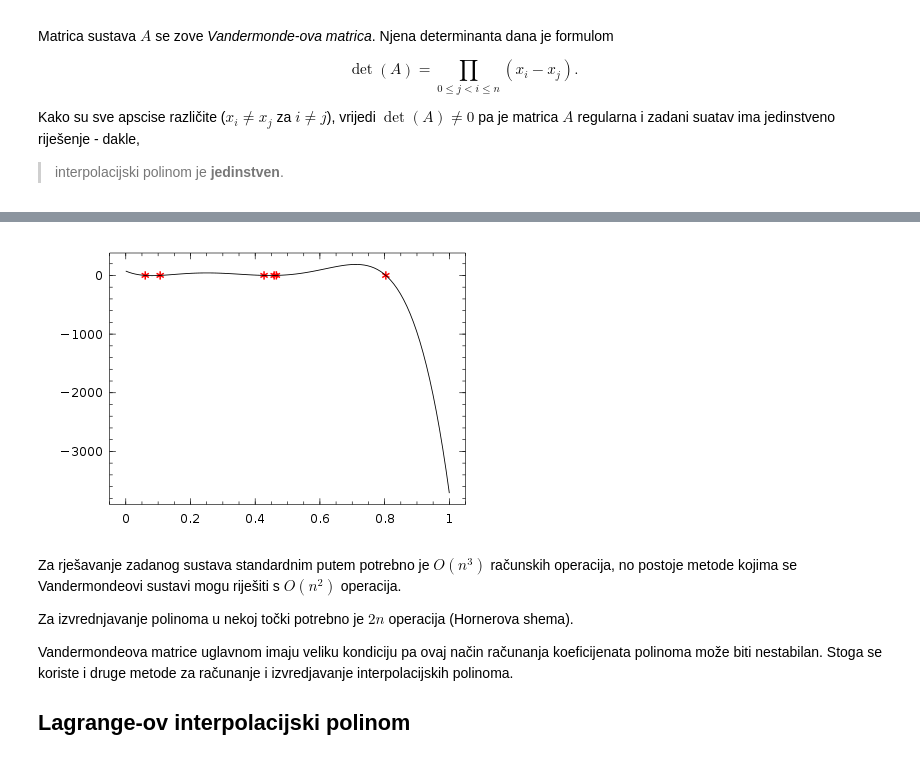
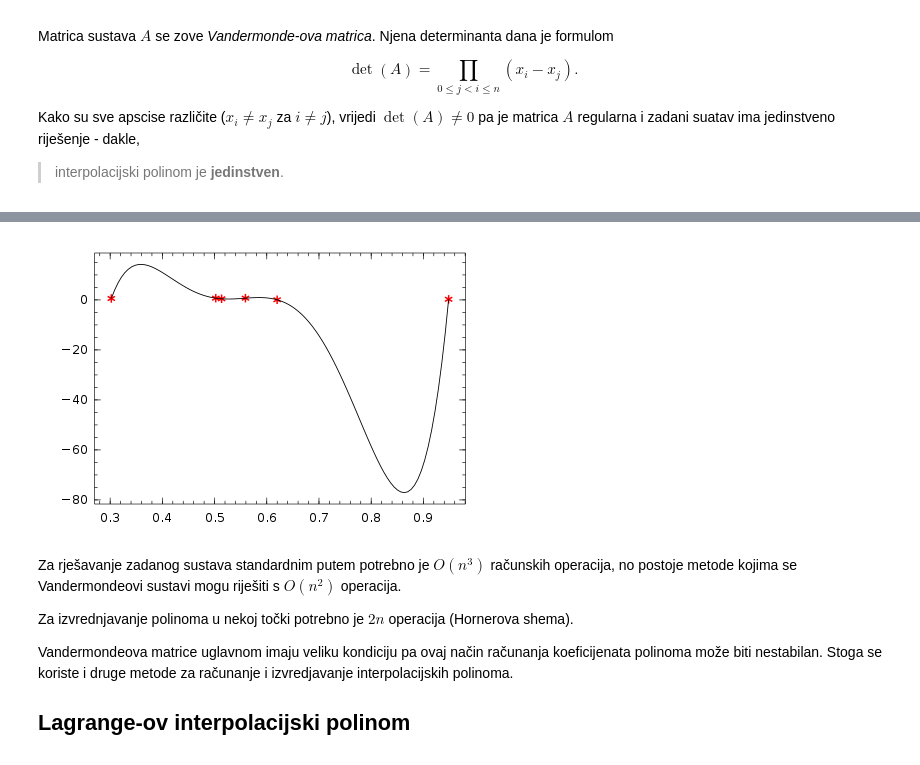
Before and after one commit to ivanslapnicar/FESBMat, a Jupyter notebook: src/NA09_Interpolacijski_polinomi.ipynb, the cells around one changed output, grey strips where cells are left out. Drawn from its saved outputs; the diff is of its cells as text; code cells hidden in the pictures.

```diff
--- a/src/NA09_Interpolacijski_polinomi.ipynb
+++ b/src/NA09_Interpolacijski_polinomi.ipynb
@@ -48,4 +40,6 @@ WARNING: Union(args...) is deprecated, use Union{args...} instead.
 n=6
 x=rand(n)
 y=rand(n)
+a=minimum(x)
+b=maximum(x)
 # %% [output]
@@ -69,4 +57,4 @@ A=Vandermonde(x)
 # %%
-a=full(A)\y
+c=full(A)\y
 # %% [output]
 6-element Array{Float64,1}:
@@ -79,3 +67,3 @@ a=full(A)\y
 # %%
-p=Poly(a)
+p=Poly(c)
 # %% [output]
@@ -87,9 +75,9 @@ plot(x,y,"r*")
 # %%
-xx=linspace(0,1,100)
-pp=polyval(p,xx)
-plot(x,y,"r*",xx,pp)
+xx=linspace(a,b,100)
+pS=polyval(p,xx)
+plot(x,y,"r*",xx,pS)
 # %% [output]
-[figure, old version]
+[figure, new version]
 # %% [markdown]
 Za rješavanje zadanog sustava standardnim putem potrebno je $O(n^3)$ računskih operacija, no postoje metode kojima se Vandermondeovi sustavi mogu riješiti s $O(n^2)$ operacija.
 
```
Also changed, not shown: parts of 18 cells of this notebook, 1 other file.
